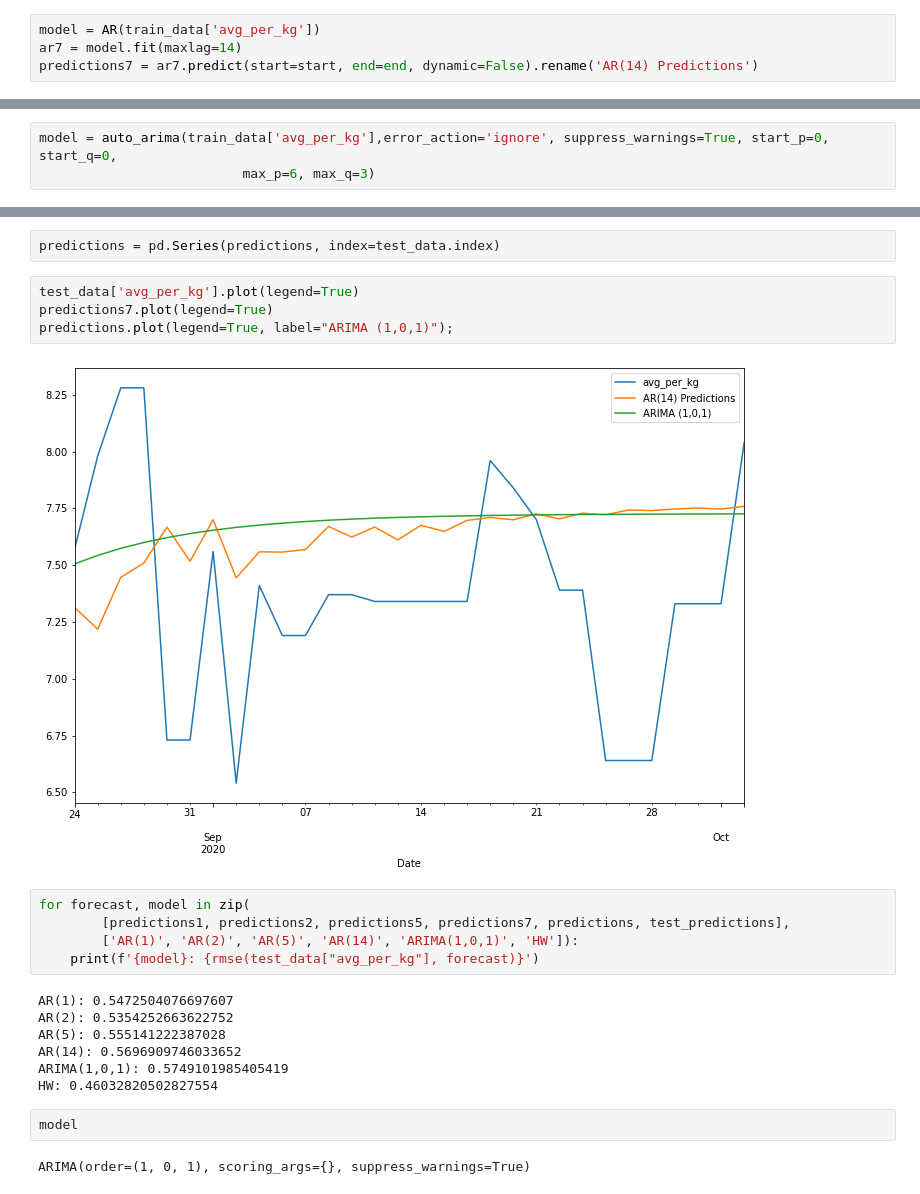
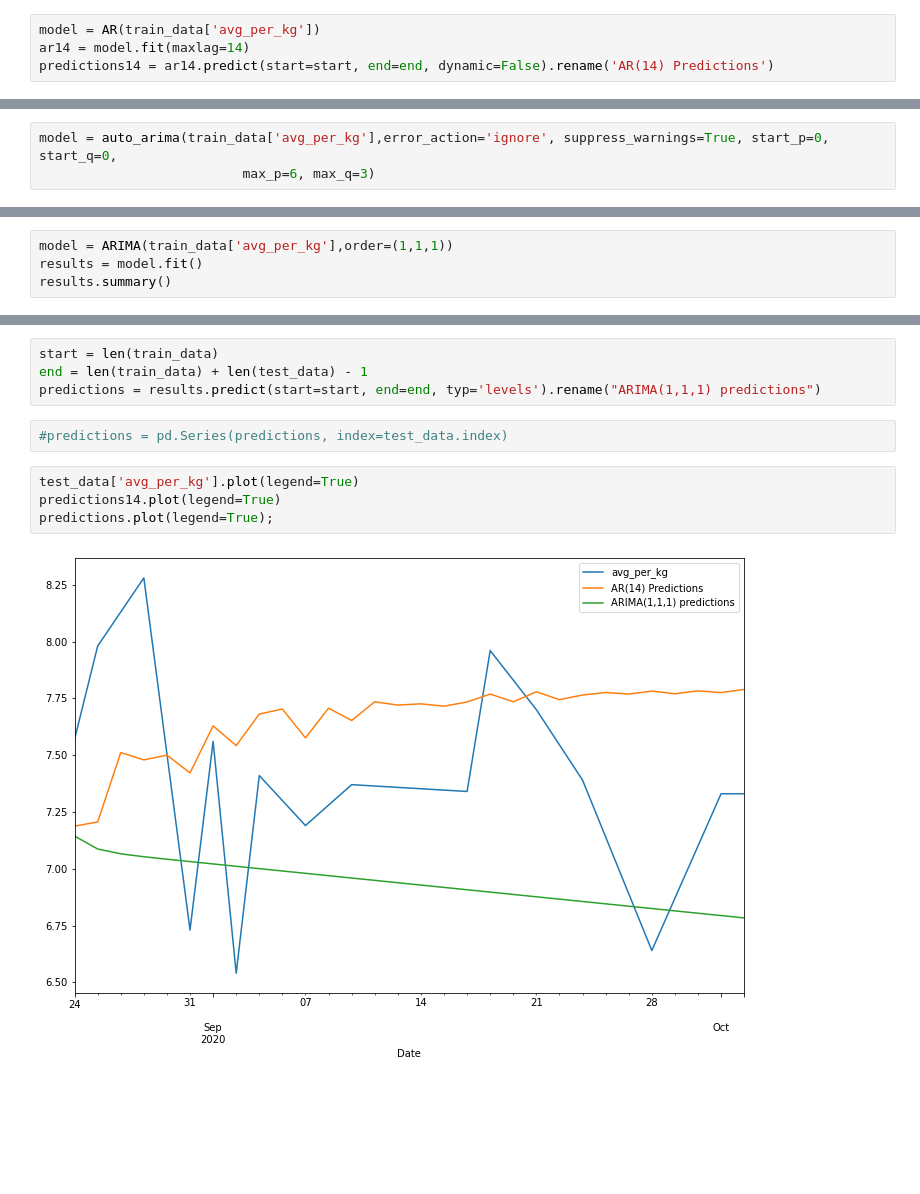
Before and after one commit to scmosoeu/fresh_produce, a Jupyter notebook: forecasting/notebooks/general_forecasting.ipynb, the cells around one changed output, grey strips where cells are left out. Cells and saved outputs as stored; diff of their text form; blank space fills up the shorter version.

```diff
--- a/forecasting/notebooks/general_forecasting.ipynb
+++ b/forecasting/notebooks/general_forecasting.ipynb
@@ -475,8 +489,8 @@ dtype: float64
 ### AR(14) model
 # %%
 model = AR(train_data['avg_per_kg'])
-ar7 = model.fit(maxlag=14)
-predictions7 = ar7.predict(start=start, end=end, dynamic=False).rename('AR(14) Predictions')
+ar14 = model.fit(maxlag=14)
+predictions14 = ar14.predict(start=start, end=end, dynamic=False).rename('AR(14) Predictions')
 # %%
 test_data['avg_per_kg'].plot(legend=True)
 predictions5.plot(legend=True)
@@ -532,0 +540,4 @@ predictions = model.predict(n_periods=len(test_data))
+# %%
+model = ARIMA(train_data['avg_per_kg'],order=(1,1,1))
+results = model.fit()
+results.summary()
@@ -533,24 +561,12 @@ predictions = model.predict(n_periods=len(test_data))
+# %%
+start = len(train_data)
+end = len(train_data) + len(test_data) - 1
+predictions = results.predict(start=start, end=end, typ='levels').rename("ARIMA(1,1,1) predictions")
 # %%
-predictions = pd.Series(predictions, index=test_data.index)
+#predictions = pd.Series(predictions, index=test_data.index)
 # %%
 test_data['avg_per_kg'].plot(legend=True)
-predictions7.plot(legend=True)
-predictions.plot(legend=True, label="ARIMA (1,0,1)");
+predictions14.plot(legend=True)
+predictions.plot(legend=True);
 # %% [output]
-[figure, old version]
+[figure, new version]
-# %%
-for forecast, model in zip(
-        [predictions1, predictions2, predictions5, predictions7, predictions, test_predictions],
-        ['AR(1)', 'AR(2)', 'AR(5)', 'AR(14)', 'ARIMA(1,0,1)', 'HW']):
-    print(f'{model}: {rmse(test_data["avg_per_kg"], forecast)}')
-# %% [output]
-AR(1): 0.5472504076697607
-AR(2): 0.5354252663622752
-AR(5): 0.555141222387028
-AR(14): 0.5696909746033652
-ARIMA(1,0,1): 0.5749101985405419
-HW: 0.46032820502827554
-# %%
-model
-# %% [output]
-ARIMA(order=(1, 0, 1), scoring_args={}, suppress_warnings=True)
```
Also changed, not shown: parts of 30 cells of this notebook, 11 other files.
